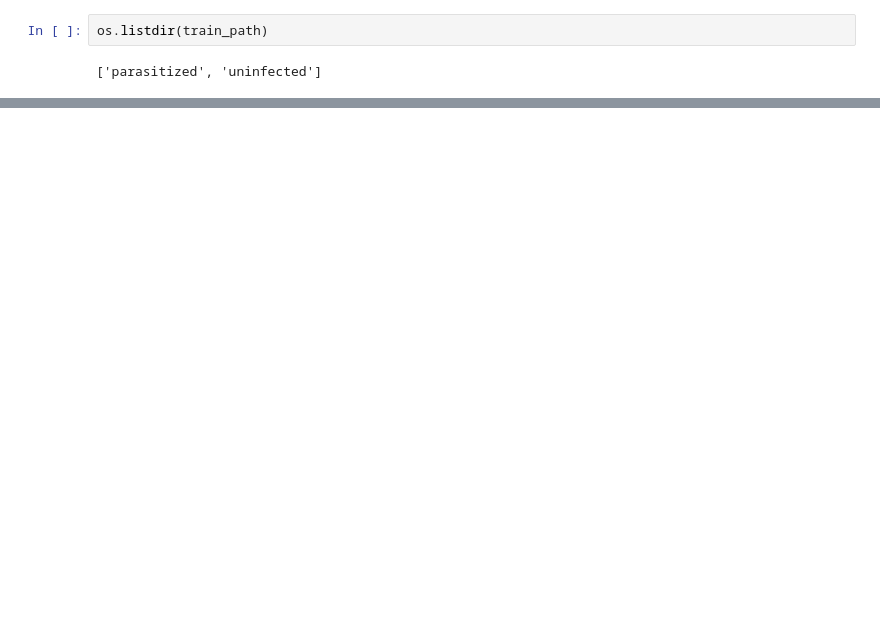
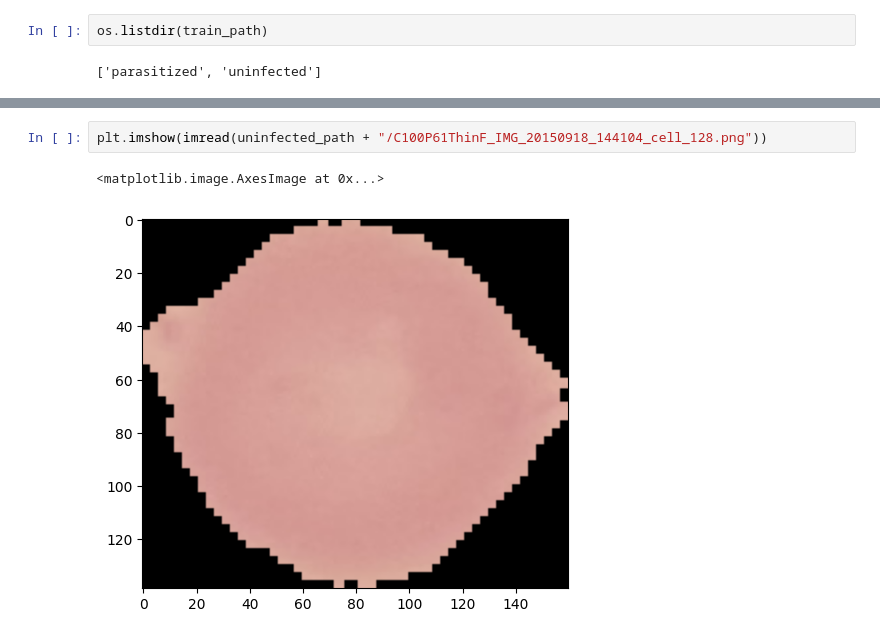
Before and after one commit to PrathamModi001/malaria_cell_preds, a Jupyter notebook: cell_images.ipynb, the cells around one changed output, grey strips where cells are left out. Saved outputs shown, nothing was run; the diff lists cells and outputs as text; blank space fills up the shorter version.

```diff
--- a/cell_images.ipynb
+++ b/cell_images.ipynb
@@ -29,0 +67,5 @@ paracitized_path = train_path + ""
+# %%
+plt.imshow(imread(uninfected_path + "/C100P61ThinF_IMG_20150918_144104_cell_128.png"))
+# %% [output]
+<matplotlib.image.AxesImage at 0x...>
+[figure, added]
```
Also changed, not shown: parts of 10 cells of this notebook.
